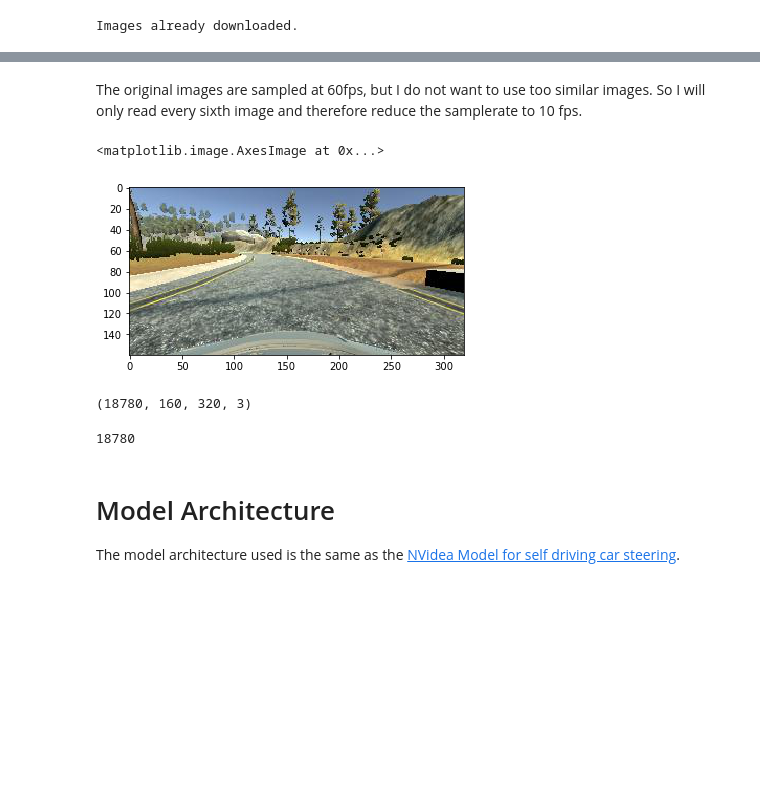
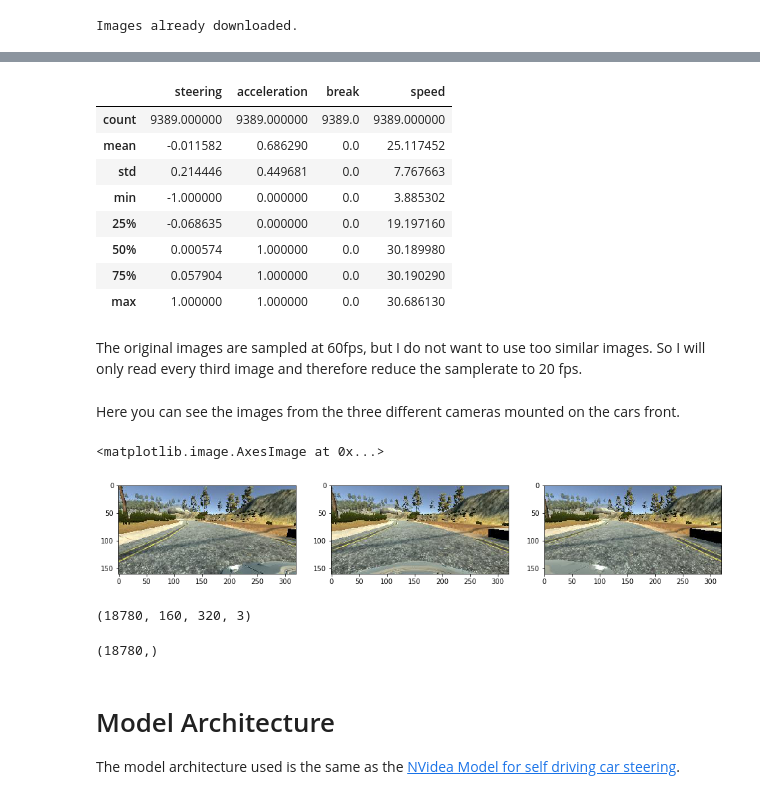
Before and after one commit to FabianHertwig/CarND-Behavioral-Cloning-P3, a Jupyter notebook: BehaviourCloning.ipynb, the cells around one changed output, grey strips where cells are left out. Cells and saved outputs as stored; diff of their text form; code cells hidden in the pictures; blank space fills up the shorter version.

```diff
--- a/BehaviourCloning.ipynb
+++ b/BehaviourCloning.ipynb
@@ -52,14 +69,28 @@ log.head()
 | 2 | /Users/Fabian_privat/Documents/Pr... | /Users/Fabian_privat/Documents/Pr... | /Users/Fabian_privat/Documents/Pr... | -0.099724 | 0.081195 | 0 | 24.09601 |
 | 3 | /Users/Fabian_privat/Documents/Pr... | /Users/Fabian_privat/Documents/Pr... | /Users/Fabian_privat/Documents/Pr... | -0.095450 | 0.307716 | 0 | 24.07516 |
 | 4 | /Users/Fabian_privat/Documents/Pr... | /Users/Fabian_privat/Documents/Pr... | /Users/Fabian_privat/Documents/Pr... | -0.086903 | 0.538188 | 0 | 24.28159 |
+# %%
+log.describe()
+# %% [output]
+|  | steering | acceleration | break | speed |
+| count | 9389.000000 | 9389.000000 | 9389.0 | 9389.000000 |
+| mean | -0.011582 | 0.686290 | 0.0 | 25.117452 |
+| std | 0.214446 | 0.449681 | 0.0 | 7.767663 |
+| min | -1.000000 | 0.000000 | 0.0 | 3.885302 |
+| 25% | -0.068635 | 0.000000 | 0.0 | 19.197160 |
+| 50% | 0.000574 | 1.000000 | 0.0 | 30.189980 |
+| 75% | 0.057904 | 1.000000 | 0.0 | 30.190290 |
+| max | 1.000000 | 1.000000 | 0.0 | 30.686130 |
 # %% [markdown]
-The original images are sampled at 60fps, but I do not want to use too similar images. So I will only read every sixth image and therefore reduce the samplerate to 10 fps.
+The original images are sampled at 60fps, but I do not want to use too similar images. So I will only read every third image and therefore reduce the samplerate to 20 fps.
 # %%
-images = []
-steering_angles = []
 
 
 def load_images(df, source_folder, camera, steering_add, image_step = 1, add_fliped_image = False):
+
+    images = []
+    steering_angles = []
+
     for i in range(0, len(df), image_step):
         name = df.loc[i, camera].split("/")[-1]
         path = source_folder + name
@@ -78,6 +109,10 @@ def load_images(df, source_folder, camera, steering_add, image_step = 1, add_fli
             steering_angle_flipped = -steering_angle
             images.append(image_flipped)
             steering_angles.append(steering_angle_flipped)
+    images = np.array(images)
+    steering_angles = np.array(steering_angles)
+    return images, steering_angles
 # %%
-load_images(log, "./train_images/IMG/", "center", 0, image_step=3, add_fliped_image=True)
+center_images, center_steering_angles = load_images(
+    log, "./train_images/IMG/", "center", 0, image_step=3, add_fliped_image=True)
 # %%
@@ -87,18 +124,36 @@ load_images(log, "./train_images/IMG/", "right", -1, image_step=3, add_fliped_im
-# %%
-plt.imshow(images[0])
-# %% [output]
-<matplotlib.image.AxesImage at 0x...>
-[figure, removed]
-# %%
-images = np.array(images)
-images.shape
-# %% [output]
-(18780, 160, 320, 3)
-# %%
-steering_angles = np.array(steering_angles)
-len(steering_angles)
-# %% [output]
-18780
+# %% [markdown]
+Here you can see the images from the three different cameras mounted on the cars front.
+# %%
+plt.subplot(131)
+
+plt.imshow(left_images[0])
+plt.subplot(132)
+
+plt.imshow(center_images[0])
+plt.subplot(133)
+
+plt.imshow(right_images[0])
+# %% [output]
+<matplotlib.image.AxesImage at 0x...>
+[figure, added]
+# %%
+images = np.append(center_images, left_images, axis = 0)
+images = np.append(images, right_images, axis = 0)
+
+del center_images, left_images, right_images
+
+images.shape
+# %% [output]
+(18780, 160, 320, 3)
+# %%
+steering_angles = np.append(center_steering_angles, left_steering_angles)
+steering_angles = np.append(steering_angles, right_steering_angles)
+
+del center_steering_angles, left_steering_angles, right_steering_angles
+
+steering_angles.shape
+# %% [output]
+(18780,)
 # %% [markdown]
 # Model Architecture
 
```
Also changed, not shown: parts of 9 cells of this notebook.
